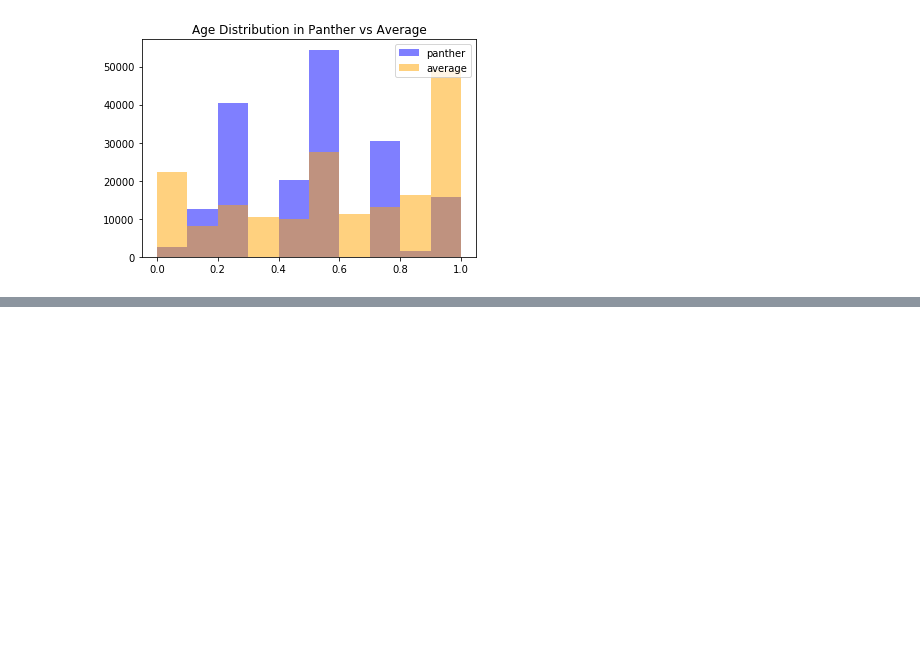
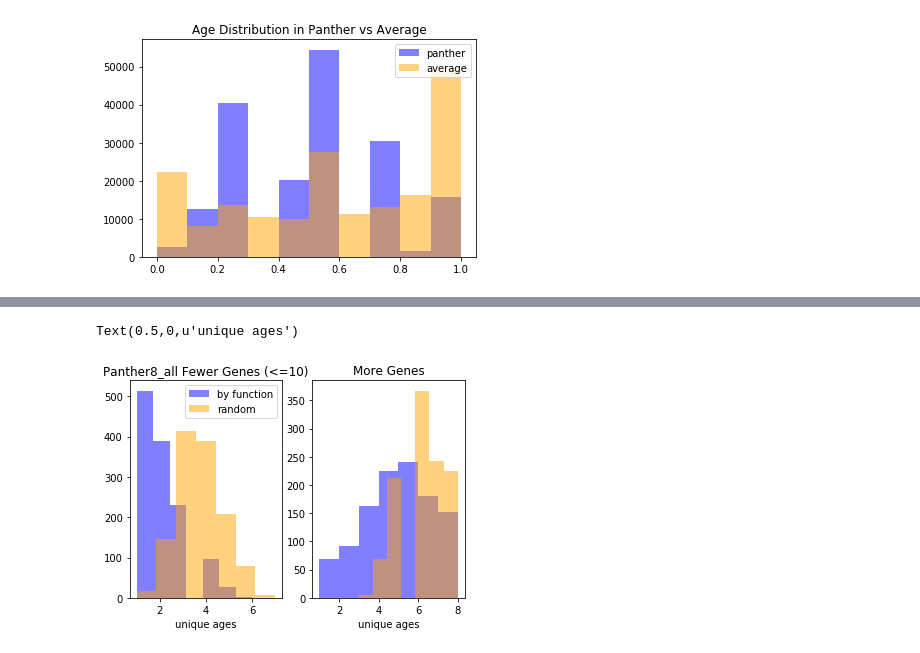
Before and after one commit to angwhen/geneage, a Jupyter notebook: make_std_related_plots.ipynb, the cells around one changed output, grey strips where cells are left out. Cells and saved outputs as stored; diff of their text form; code cells hidden in the pictures; blank space fills up the shorter version.

```diff
--- a/make_std_related_plots.ipynb
+++ b/make_std_related_plots.ipynb
@@ -386,0 +317,21 @@ plt.legend(loc='upper right')
+# %%
+small_large_cutoff = 10 #arbitray
+smaller_by_func = unique_ages_per_function_df[unique_ages_per_function_df["num_genes"] <= small_large_cutoff]
+bigger_by_func = unique_ages_per_function_df[unique_ages_per_function_df["num_genes"] >small_large_cutoff]
+
+
+ax_lists = [None,None]
+fig, ax_lists = plt.subplots(1,2, sharex=False, sharey=False)
+
+ax_lists[0].set_title("Panther8_all Fewer Genes (<=%d)"%small_large_cutoff)
+ax_lists[0].hist(smaller_by_func["unique"],bins=7,alpha=0.5,color="blue",label="by function")
+ax_lists[0].hist(smaller_by_func["random_unique"],bins=7,alpha=0.5,color="orange",label="random")
+ax_lists[1].set_title("More Genes")
+ax_lists[1].hist(bigger_by_func["unique"],bins=7,alpha=0.5,color="blue",label="by function")
+ax_lists[1].hist(bigger_by_func["random_unique"],bins=7,alpha=0.5,color="orange",label="random")
+ax_lists[0].legend(loc='upper right')
+ax_lists[0].set_xlabel("unique ages")
+ax_lists[1].set_xlabel("unique ages")
+# %% [output]
+Text(0.5,0,u'unique ages')
+[figure, added]
```
Also changed, not shown: parts of 6 cells of this notebook.
